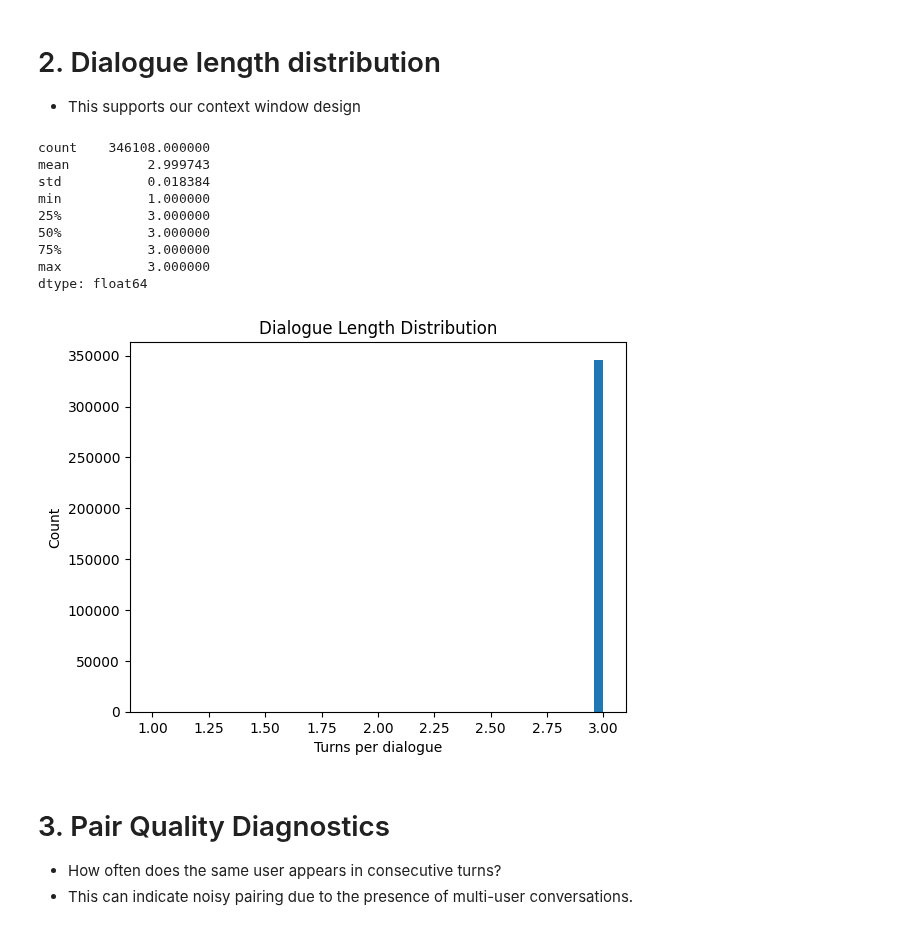
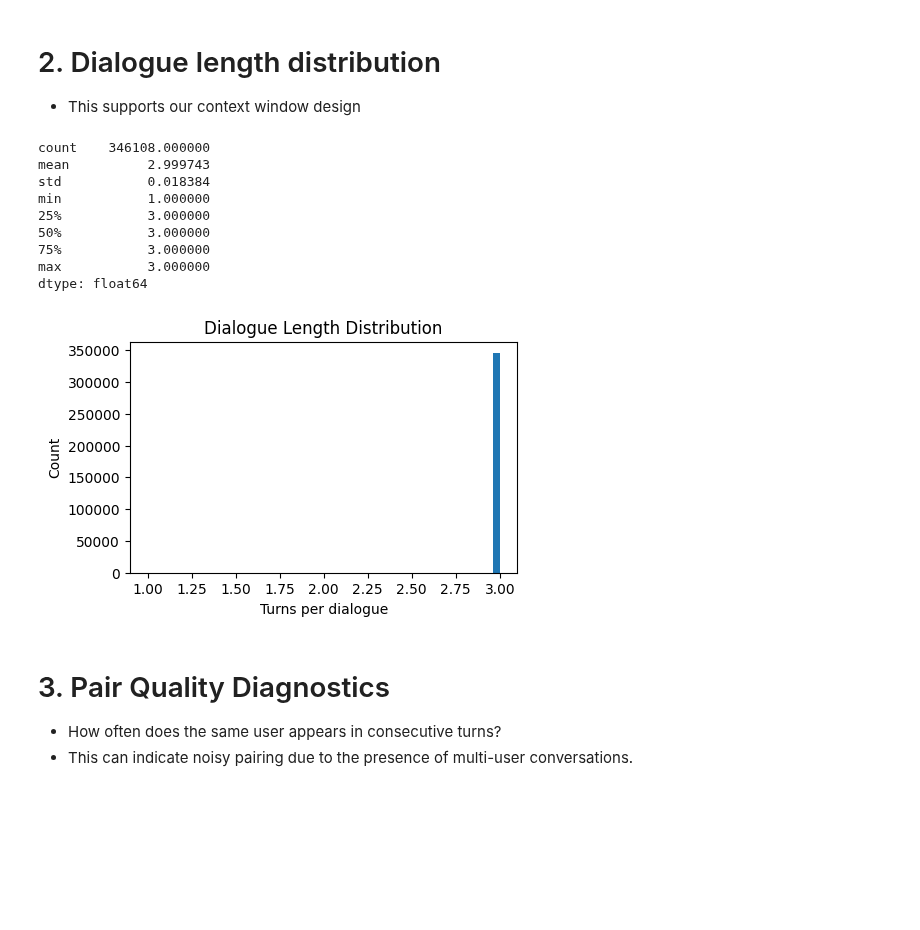
Before and after one commit to dyluc/csck507-ema, a Jupyter notebook: data-analysis.ipynb, the cells around one changed output. Saved outputs shown, nothing was run; the diff lists cells and outputs as text; code cells hidden in the pictures; blank space fills up the shorter version.

```diff
--- a/data-analysis.ipynb
+++ b/data-analysis.ipynb
@@ -59,24 +70,32 @@ Name: msg_length, dtype: float64
 # %%
 dialogue_lengths = df.groupby(['folder','dialogueID']).size()
 
 print(dialogue_lengths.describe())
 
+plt.figure(figsize=(5, 3))
+
 plt.hist(dialogue_lengths, bins=50)
 plt.title("Dialogue Length Distribution")
 plt.xlabel("Turns per dialogue")
 plt.ylabel("Count")
+os.makedirs("visualisations", exist_ok=True)
+plt.savefig(
+    "visualisations/dialogue_length_distribution.png",
+    dpi=300,
+    bbox_inches="tight")
+
 plt.show()
 # %% [output]
 count    346108.000000
 mean          2.999743
 std           0.018384
 min           1.000000
 25%           3.000000
 50%           3.000000
 75%           3.000000
 max           3.000000
 dtype: float64
-[figure, old version]
+[figure, new version]
 # %% [markdown]
 # 3. Pair Quality Diagnostics
 - How often does the same user appears in consecutive turns?
```
Also changed, not shown: parts of 7 cells of this notebook, 7 other files.
